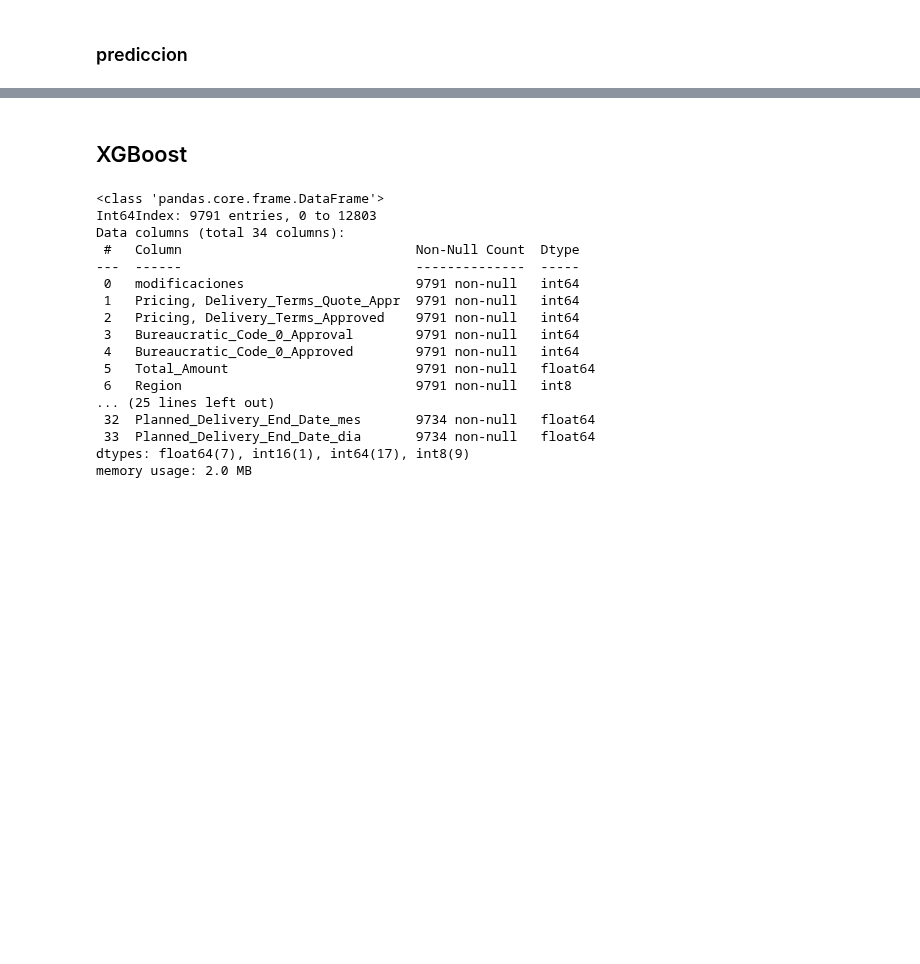
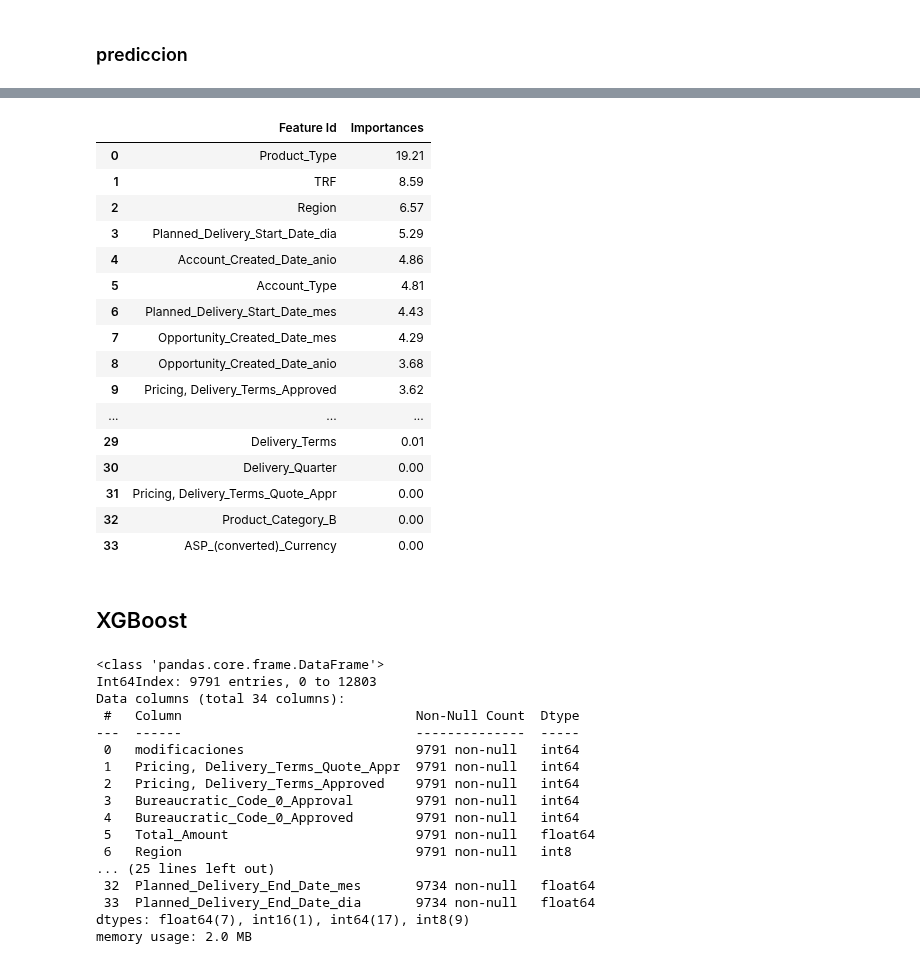
Before and after one commit to GIBelletti/TP2-Datos-2c-2020, a Jupyter notebook: TP2_2c_2020.ipynb, the cells around one changed output, grey strips where cells are left out. Cells and saved outputs as stored; diff of their text form; code cells hidden in the pictures; blank space fills up the shorter version.

Commit message:
eliminacion de columnas

```diff
--- a/TP2_2c_2020.ipynb
+++ b/TP2_2c_2020.ipynb
@@ -840,11 +884,9 @@ def catboost(train_data,train_labels,cat_features,eval_data):
   importancia = model.get_feature_importance(type= "FeatureImportance",prettified=True)
   return preds_proba,importancia
 # %%
-#listaDeCategoricas = ['Region','Territory','Product_Type','Product_Category_B']
-#listaDeCategoricas = ['Region','Territory','Product_Type','Product_Category_B','Account_Type','Delivery_Quarter']
+
 listaDeCategoricas = ['Region','Territory','Product_Type','Product_Category_B',
                       'Account_Type','Delivery_Quarter','Billing_Country',
-                      'Delivery_Terms','Product_Family','ASP_(converted)_Currency']
-#listaDeCategoricas = []
-#res,importancia = catboost(agrupacionEntrenamiento.copy(deep=True),entrenamientoResultado.copy(deep=True),listaDeCategoricas,agrupacionTesteo.copy(deep=True))
-#res
+                      'Delivery_Terms','Product_Family']
+res,importancia = catboost(agrupacionEntrenamiento.copy(deep=True),entrenamientoResultado.copy(deep=True),listaDeCategoricas,agrupacionTesteo.copy(deep=True))
+res
@@ -851 +918,32 @@ listaDeCategoricas = ['Region','Territory','Product_Type','Product_Category_B',
+# %%
+
+#Prueba de eliminacion de columnas
+listaDeCategoricas = ['Region','Territory','Product_Type','Product_Category_B',
+                      'Account_Type','Delivery_Quarter','Billing_Country',
+                      'Delivery_Terms','Product_Family']
+
+maxData = pd.DataFrame()
+maxValor = -9999
+for col in agrupacionEntrenamiento.columns:
+  desacerse = [col]
+  agrupacionEntrenamientoCat = agrupacionEntrenamiento.drop(desacerse,axis=1)
+  agrupacionTesteoCat = agrupacionTesteo.drop(desacerse,axis=1)
+  print(col)
+
+  llistaAux = []
+  for elemento in listaDeCategoricas:
+    if (elemento in desacerse):
+      continue
+    llistaAux.append(elemento)
+  #listaDeCategoricas = []
+  res,importancia = catboost(agrupacionEntrenamientoCat,entrenamientoResultado,llistaAux,agrupacionTesteoCat)
+  valor = testeoRes(agrupacionTesteoCat,res)
+  if (valor > maxValor):
+    print("--------------")
+    print(valor)
+    print("--------------")
+    maxValor = valor
+    maxData = res
+print(maxValor)
+#0.4628022823299211 cat
 # %%
@@ -861,3 +968,23 @@ listaDeCategoricas = ['Region','Territory','Product_Type','Product_Category_B',
+# %%
+importancia
+# %% [output]
+|  | Feature Id | Importances |
+| 0 | Product_Type | 19.21 |
+| 1 | TRF | 8.59 |
+| 2 | Region | 6.57 |
+| 3 | Planned_Delivery_Start_Date_dia | 5.29 |
+| 4 | Account_Created_Date_anio | 4.86 |
+| 5 | Account_Type | 4.81 |
+| 6 | Planned_Delivery_Start_Date_mes | 4.43 |
+| 7 | Opportunity_Created_Date_mes | 4.29 |
+| 8 | Opportunity_Created_Date_anio | 3.68 |
+| 9 | Pricing, Delivery_Terms_Approved | 3.62 |
+| ... | ... | ... |
+| 29 | Delivery_Terms | 0.01 |
+| 30 | Delivery_Quarter | 0.00 |
+| 31 | Pricing, Delivery_Terms_Quote_Appr | 0.00 |
+| 32 | Product_Category_B | 0.00 |
+| 33 | ASP_(converted)_Currency | 0.00 |
 # %% [markdown]
 ## XGBoost
 # %%
```
Also changed, not shown: parts of 46 cells of this notebook.
